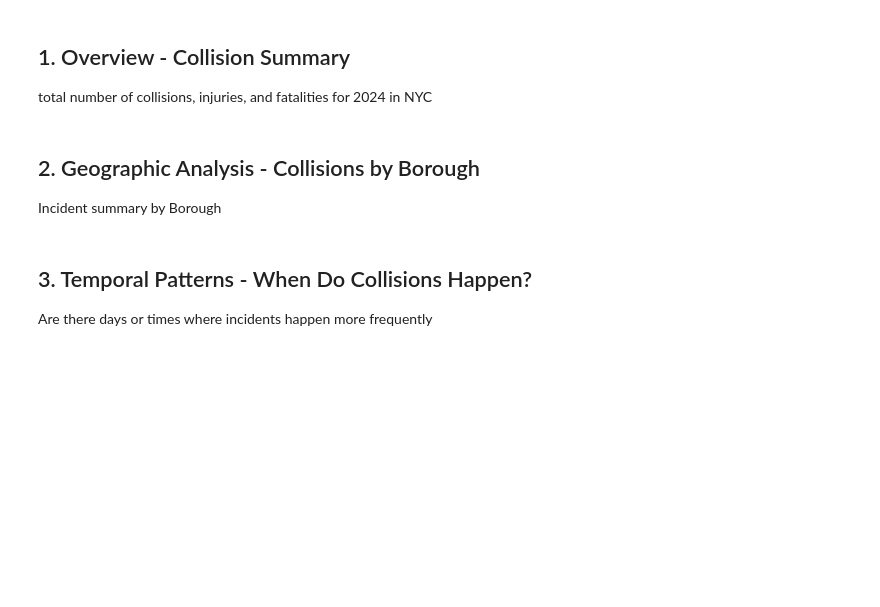
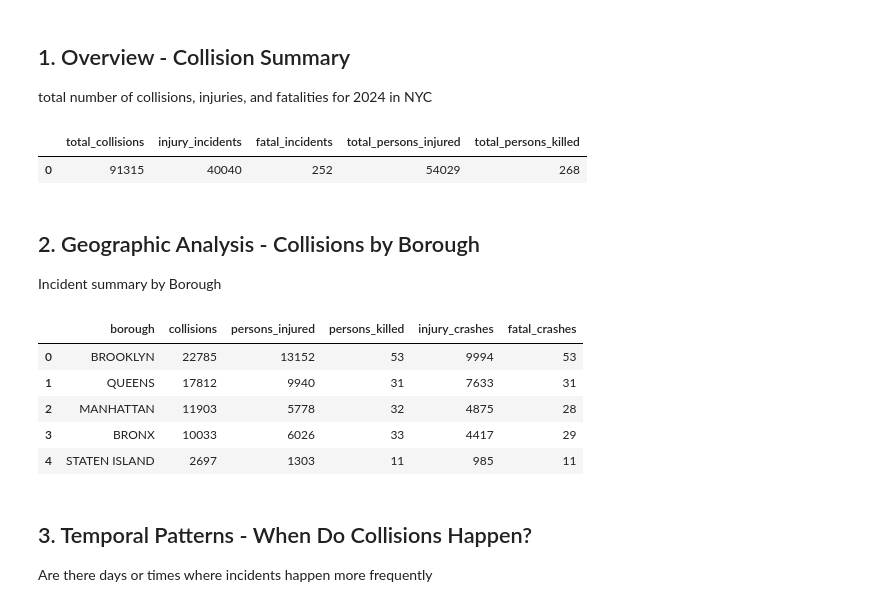
Before and after one commit to yohanesm1/ym-sl-de-take-home-project, a Jupyter notebook: analyze/analyze_collisions.ipynb, the cells around one changed output. Drawn from its saved outputs; the diff is of its cells as text; code cells hidden in the pictures; blank space fills up the shorter version.

```diff
--- a/analyze/analyze_collisions.ipynb
+++ b/analyze/analyze_collisions.ipynb
@@ -37,10 +40,52 @@ print('✅ Connected to PostgreSQL!')
 ## 1. Overview - Collision Summary
 
 total number of collisions, injuries, and fatalities for 2024 in NYC
+# %%
+import pandas as pd
+
+overview = pd.read_sql("""
+SELECT
+  total_collisions,
+  injury_incidents,
+  fatal_incidents,
+  total_persons_injured,
+  total_persons_killed
+FROM analytics.collision_summary;
+""", engine)
+
+overview
+# %% [output]
+|  | total_collisions | injury_incidents | fatal_incidents | total_persons_injured | total_persons_killed |
+| 0 | 91315 | 40040 | 252 | 54029 | 268 |
 # %% [markdown]
 ## 2. Geographic Analysis - Collisions by Borough
 
 Incident summary by Borough
+# %%
+borough_df = pd.read_sql("""
+select
+  borough,
+  count(*) as collisions,
+  sum(persons_injured) as persons_injured,
+  sum(persons_killed) as persons_killed,
+  sum(is_injury) as injury_crashes,
+  sum(is_fatal) as fatal_crashes
+from analytics.fact_crashes
+where borough is not null
+  and crash_date >= date '2024-01-01'
+  and crash_date < date '2025-01-01'
+group by borough
+order by collisions desc;
+""", engine)
+
+borough_df
+# %% [output]
+|  | borough | collisions | persons_injured | persons_killed | injury_crashes | fatal_crashes |
+| 0 | BROOKLYN | 22785 | 13152 | 53 | 9994 | 53 |
+| 1 | QUEENS | 17812 | 9940 | 31 | 7633 | 31 |
+| 2 | MANHATTAN | 11903 | 5778 | 32 | 4875 | 28 |
+| 3 | BRONX | 10033 | 6026 | 33 | 4417 | 29 |
+| 4 | STATEN ISLAND | 2697 | 1303 | 11 | 985 | 11 |
 # %% [markdown]
 ## 3. Temporal Patterns - When Do Collisions Happen?
 
```
Also changed, not shown: parts of 9 cells of this notebook, 5 other files.
